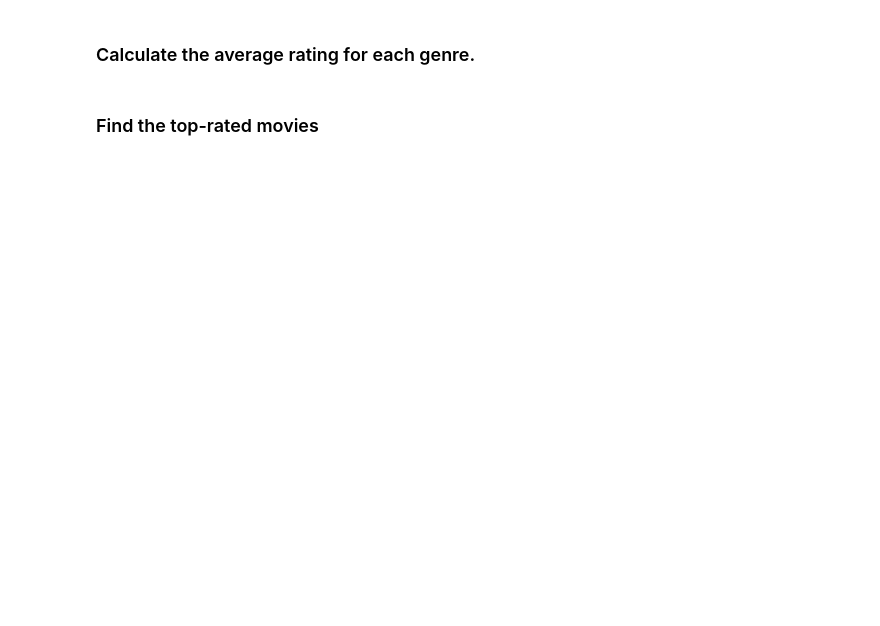
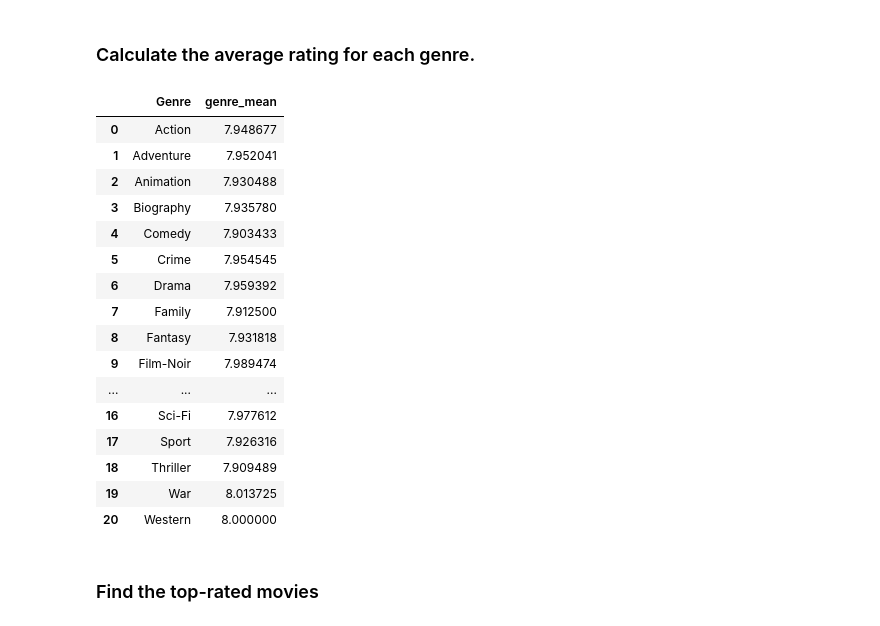
Before and after one commit to codekunoichi/learning-datascience, a Jupyter notebook: pandas/portfolio-projects/prob_2_explore_movie_data.ipynb, the cells around one changed output. Saved outputs shown, nothing was run; the diff lists cells and outputs as text; code cells hidden in the pictures; blank space fills up the shorter version.

```diff
--- a/pandas/portfolio-projects/prob_2_explore_movie_data.ipynb
+++ b/pandas/portfolio-projects/prob_2_explore_movie_data.ipynb
@@ -276,4 +301,25 @@ Text(0, 0.5, 'Genre Counts')
 # %% [markdown]
 ### Calculate the average rating for each genre.
+# %%
+genre_mean = movie_data.explode('Genre').groupby(['Genre'])['IMDB_Rating'].mean().reset_index(name='genre_mean')
+genre_mean
+# %% [output]
+|  | Genre | genre_mean |
+| 0 | Action | 7.948677 |
+| 1 | Adventure | 7.952041 |
+| 2 | Animation | 7.930488 |
+| 3 | Biography | 7.935780 |
+| 4 | Comedy | 7.903433 |
+| 5 | Crime | 7.954545 |
+| 6 | Drama | 7.959392 |
+| 7 | Family | 7.912500 |
+| 8 | Fantasy | 7.931818 |
+| 9 | Film-Noir | 7.989474 |
+| ... | ... | ... |
+| 16 | Sci-Fi | 7.977612 |
+| 17 | Sport | 7.926316 |
+| 18 | Thriller | 7.909489 |
+| 19 | War | 8.013725 |
+| 20 | Western | 8.000000 |
 # %% [markdown]
 ### Find the top-rated movies
```
Also changed, not shown: parts of 6 cells of this notebook.
